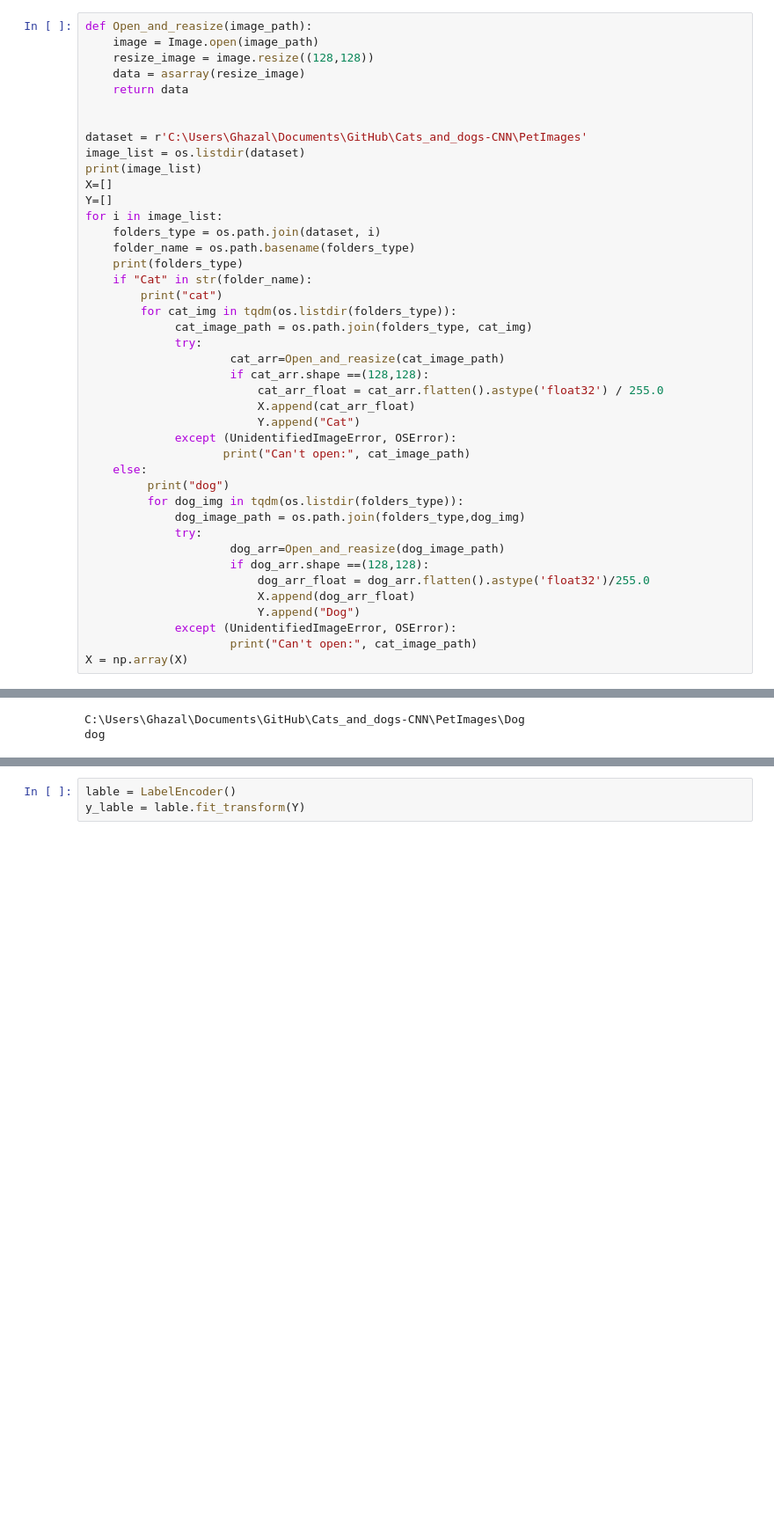
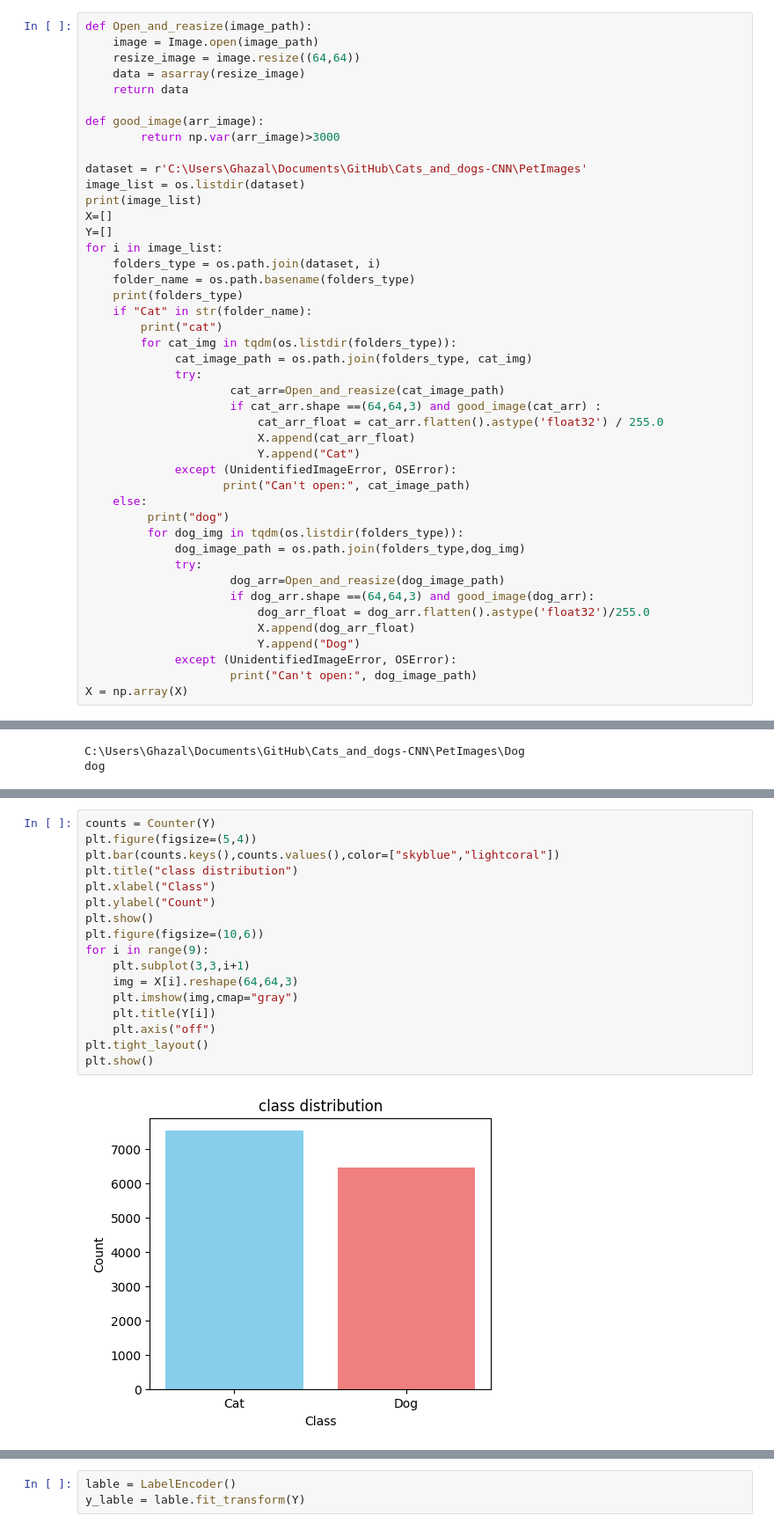
Before and after one commit to GhazalMDI/Cats_and_dogs-classfication-scikit-learn, a Jupyter notebook: cat_and_dog.ipynb, the cells around one changed output, grey strips where cells are left out. Shown: that part at 88% size. Saved outputs shown, nothing was run; the diff lists cells and outputs as text; blank space fills up the shorter version.

Commit message:
Addition of image quality processing function and the matplotlib library

```diff
--- a/cat_and_dog.ipynb
+++ b/cat_and_dog.ipynb
@@ -25,10 +29,12 @@ from sklearn.metrics import classification_report
 # %%
 def Open_and_reasize(image_path):
     image = Image.open(image_path)
-    resize_image = image.resize((128,128))
+    resize_image = image.resize((64,64))
     data = asarray(resize_image)
     return data
 
+def good_image(arr_image):
+        return np.var(arr_image)>3000
 
 dataset = r'C:\Users\Ghazal\Documents\GitHub\Cats_and_dogs-CNN\PetImages'
 image_list = os.listdir(dataset)
@@ -45,7 +51,7 @@ for i in image_list:
              cat_image_path = os.path.join(folders_type, cat_img)
              try:
                      cat_arr=Open_and_reasize(cat_image_path)
-                     if cat_arr.shape ==(128,128):
+                     if cat_arr.shape ==(64,64,3) and good_image(cat_arr) :
                          cat_arr_float = cat_arr.flatten().astype('float32') / 255.0
                          X.append(cat_arr_float)
                          Y.append("Cat")
@@ -57,12 +63,12 @@ for i in image_list:
              dog_image_path = os.path.join(folders_type,dog_img)
              try:
                      dog_arr=Open_and_reasize(dog_image_path)
-                     if dog_arr.shape ==(128,128):
+                     if dog_arr.shape ==(64,64,3) and good_image(dog_arr):
                          dog_arr_float = dog_arr.flatten().astype('float32')/255.0
                          X.append(dog_arr_float)
                          Y.append("Dog")
              except (UnidentifiedImageError, OSError):
-                     print("Can't open:", cat_image_path)
+                     print("Can't open:", dog_image_path)
 X = np.array(X)
 # %% [output]
 ['Cat', 'Dog']
@@ -76,0 +79,19 @@ NameError: name 'y_encoded' is not defined
+# %%
+counts = Counter(Y)
+plt.figure(figsize=(5,4))
+plt.bar(counts.keys(),counts.values(),color=["skyblue","lightcoral"])
+plt.title("class distribution")
+plt.xlabel("Class")
+plt.ylabel("Count")
+plt.show()
+plt.figure(figsize=(10,6))
+for i in range(9):
+    plt.subplot(3,3,i+1)
+    img = X[i].reshape(64,64,3)
+    plt.imshow(img,cmap="gray")
+    plt.title(Y[i])
+    plt.axis("off")
+plt.tight_layout()
+plt.show()
+# %% [output]
+[figure, added]
```
Also changed, not shown: parts of 8 cells of this notebook.
